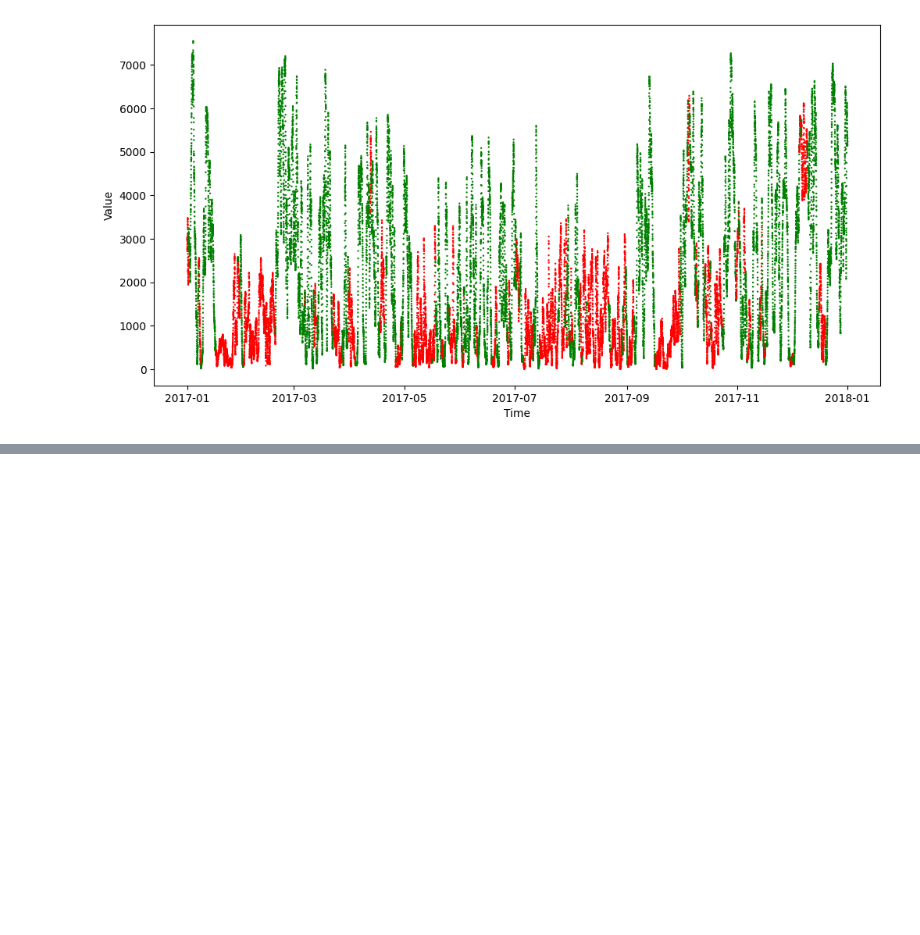
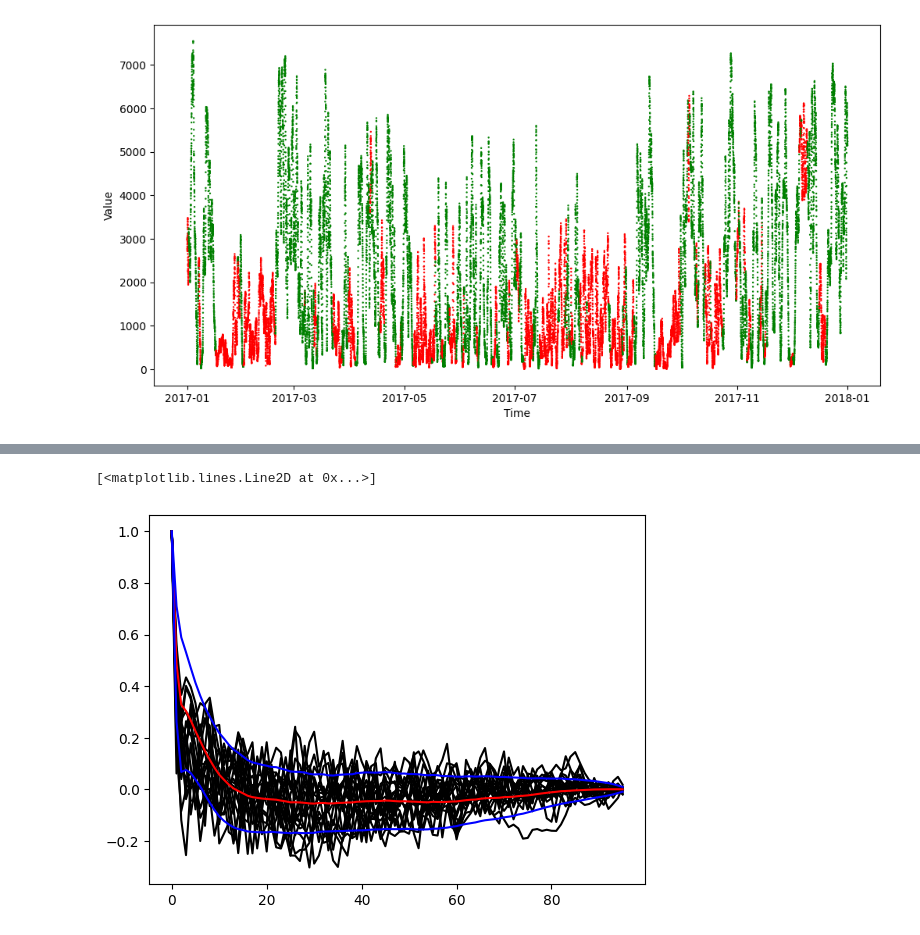
Before and after one commit to TimBerti/wind-gan, a Jupyter notebook: notebooks/wind_hmm_regimes.ipynb, the cells around one changed output, grey strips where cells are left out. Saved outputs shown, nothing was run; the diff lists cells and outputs as text; code cells hidden in the pictures; blank space fills up the shorter version.

```diff
--- a/notebooks/wind_hmm_regimes.ipynb
+++ b/notebooks/wind_hmm_regimes.ipynb
@@ -130,6 +153,6 @@ daily_df.head()
 5 rows × 97 columns
 # %%
-regimes = daily_df['Regime'].values
+regimes = time_series_df['Regime'].values
 transition_matrix = np.zeros((2, 2))
 for i in range(1, len(regimes)):
     transition_matrix[regimes[i-1], regimes[i]] += 1
@@ -147,6 +170,20 @@ daily_df.groupby('Weekday')['Regime'].value_counts(normalize=True).unstack().plo
 # %%
-daily_df['Day of Year'] = daily_df.index.day_of_year
+time_series_df['Day of Year'] = time_series_df.index.day_of_year
 # %%
-np.save('../data/X.npy', daily_df[list(range(96))].to_numpy())
-np.save('../data/y.npy', daily_df['Regime'].to_numpy())
-np.save('../data/day.npy', daily_df['Day of Year'].to_numpy())
+generation = time_series_df[list(range(96))].values
+y = time_series_df['Regime'].values
+day = time_series_df['Day of Year'].values
+np.save('../data/X.npy', generation)
+np.save('../data/y.npy', y)
+np.save('../data/day.npy', day)
+# %%
+auto_corrs = complete_auto_corr(torch.FloatTensor(generation).reshape(-1, 1, 1, 96), 96)
+for i in range(20):
+    plt.plot(auto_corrs[:,i], label=f"lag={i}", color='black')
+
+plt.plot(auto_corrs.mean(axis=1), label="mean", color='red')
+plt.plot(auto_corrs.mean(axis=1) + auto_corrs.std(axis=1), label="mean + std", color='blue')
+plt.plot(auto_corrs.mean(axis=1) - auto_corrs.std(axis=1), label="mean - std", color='blue')
+# %% [output]
+[<matplotlib.lines.Line2D at 0x...>]
+[figure, added]
```
Also changed, not shown: parts of 10 cells of this notebook, 9 other files.
